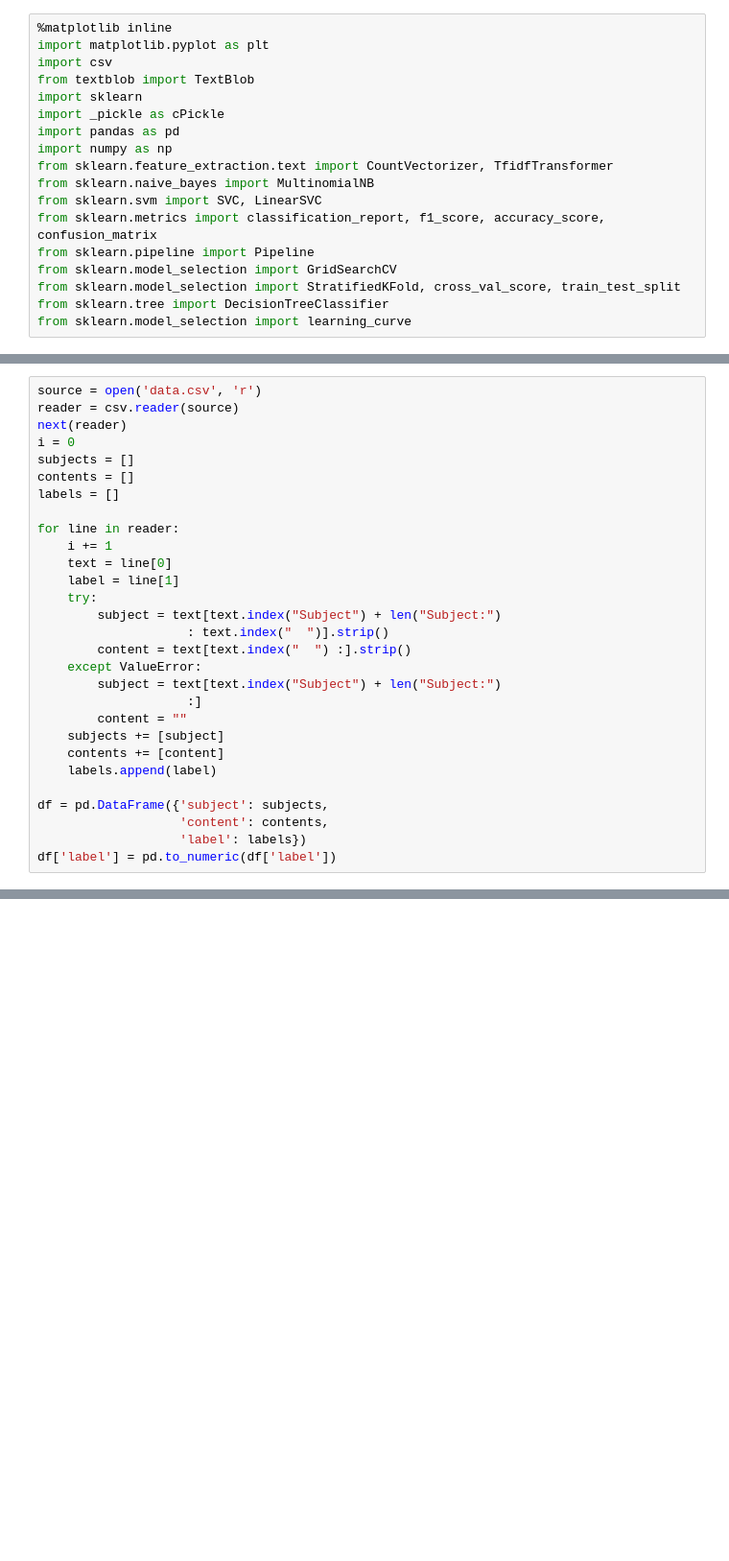
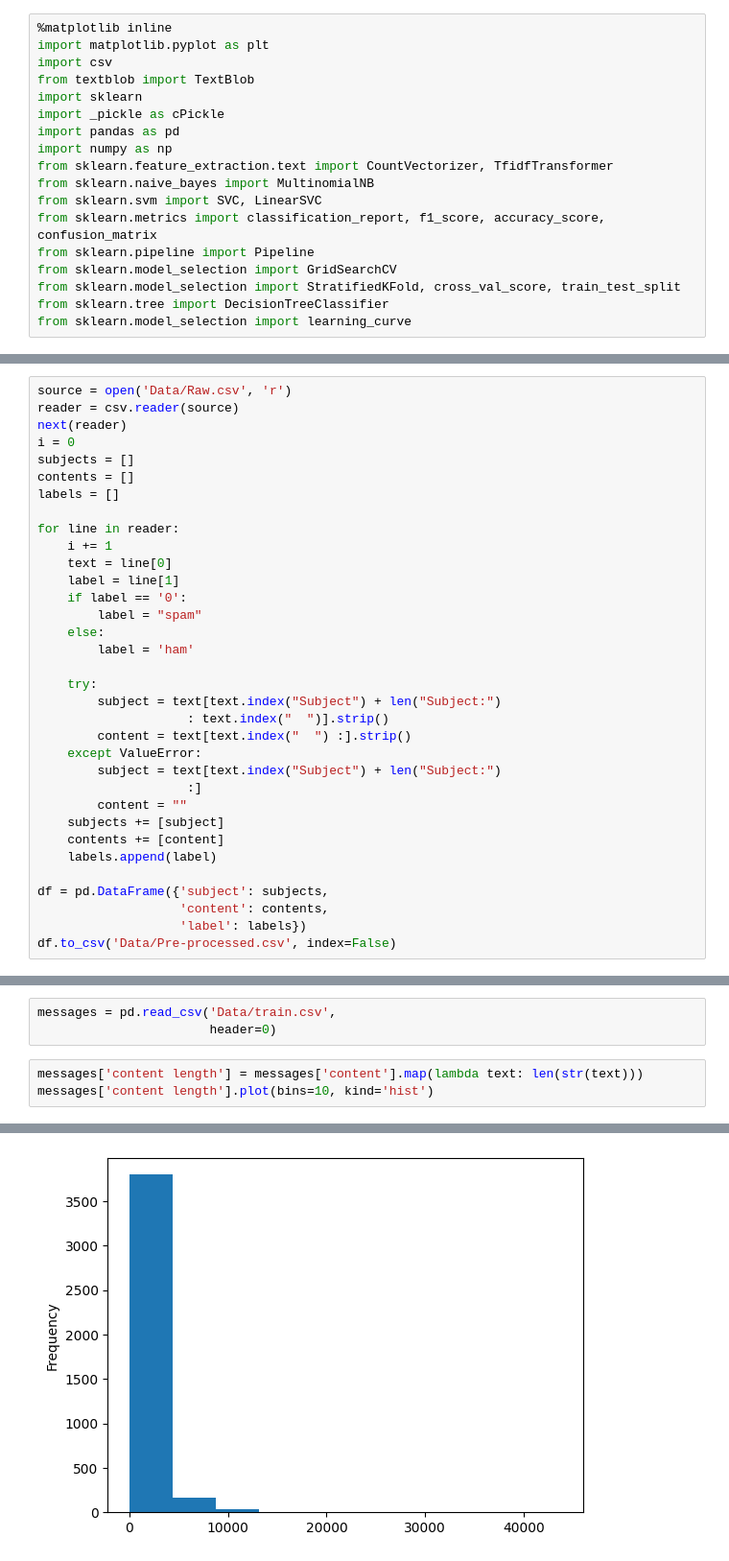
Before and after one commit to SidShah2953/app-ml-2024, a Jupyter notebook: Assignmnt 1/prepare.ipynb, the cells around one changed output, grey strips where cells are left out. Shown: that part at 96% size. Cells and saved outputs as stored; diff of their text form; blank space fills up the shorter version.

Commit message:
- Moved Files - Fixed the TTV Split - Added some visualisation

```diff
--- a/Assignmnt 1/prepare.ipynb
+++ b/Assignmnt 1/prepare.ipynb
@@ -19,5 +42,5 @@ from sklearn.model_selection import learning_curve
 # %%
-source = open('data.csv', 'r')
+source = open('Data/Raw.csv', 'r')
 reader = csv.reader(source)
 next(reader)
 i = 0
@@ -29,6 +52,11 @@ for line in reader:
     i += 1
     text = line[0]
     label = line[1]
+    if label == '0':
+        label = "spam"
+    else:
+        label = 'ham'
+
     try:
         subject = text[text.index("Subject") + len("Subject:")
                     : text.index("  ")].strip()
@@ -44,4 +72,4 @@ for line in reader:
 df = pd.DataFrame({'subject': subjects,
                    'content': contents,
                    'label': labels})
-df['label'] = pd.to_numeric(df['label'])
+df.to_csv('Data/Pre-processed.csv', index=False)
@@ -64,0 +101,7 @@ validation.to_csv('validation.csv', index=False)
+# %%
+messages = pd.read_csv('Data/train.csv',
+                       header=0)
+# %%
+messages['content length'] = messages['content'].map(lambda text: len(str(text)))
+messages['content length'].plot(bins=10, kind='hist')
+# %% [output]
@@ -64,0 +109 @@ validation.to_csv('validation.csv', index=False)
+[figure, added]
```
Also changed, not shown: parts of 10 cells of this notebook, 9 other files.
